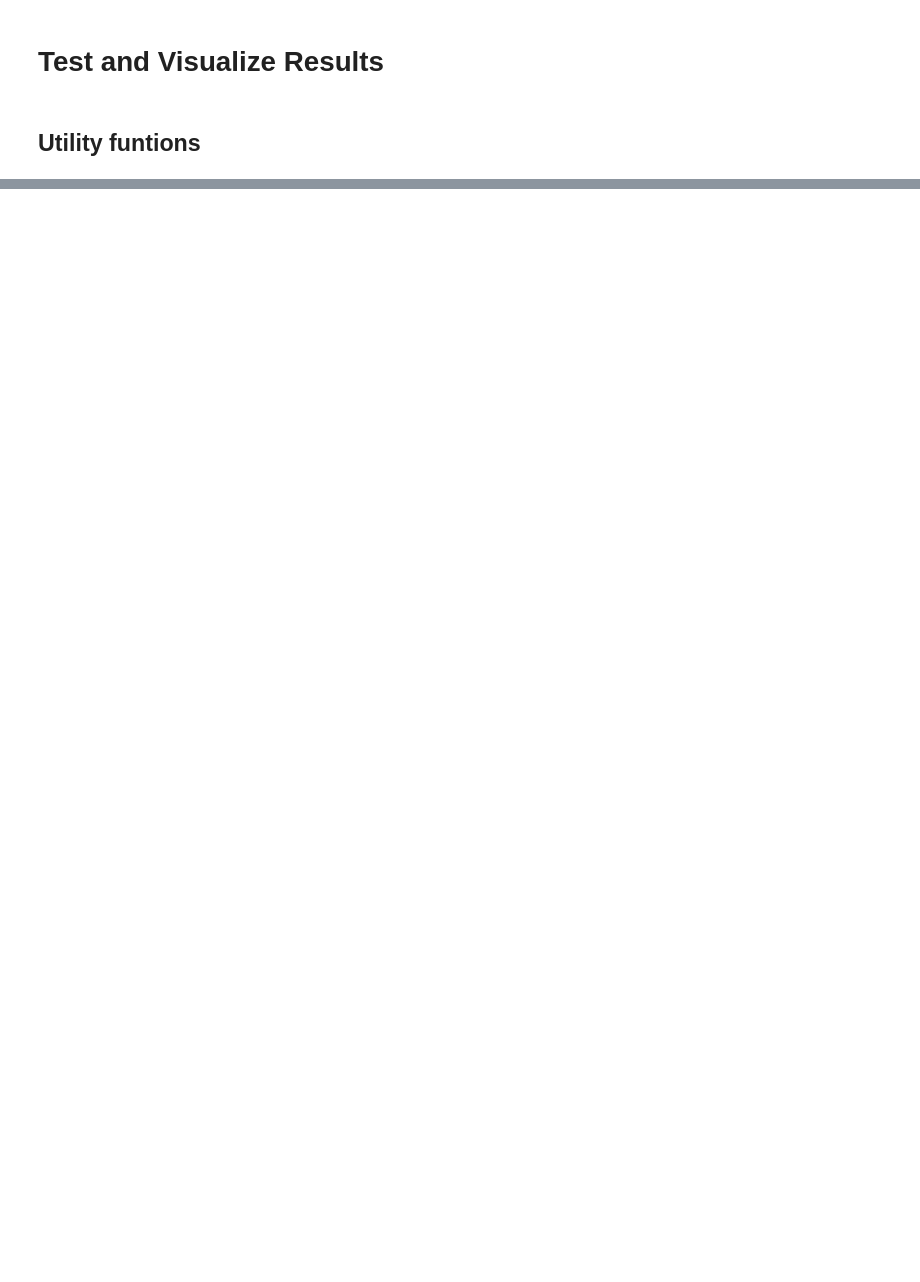
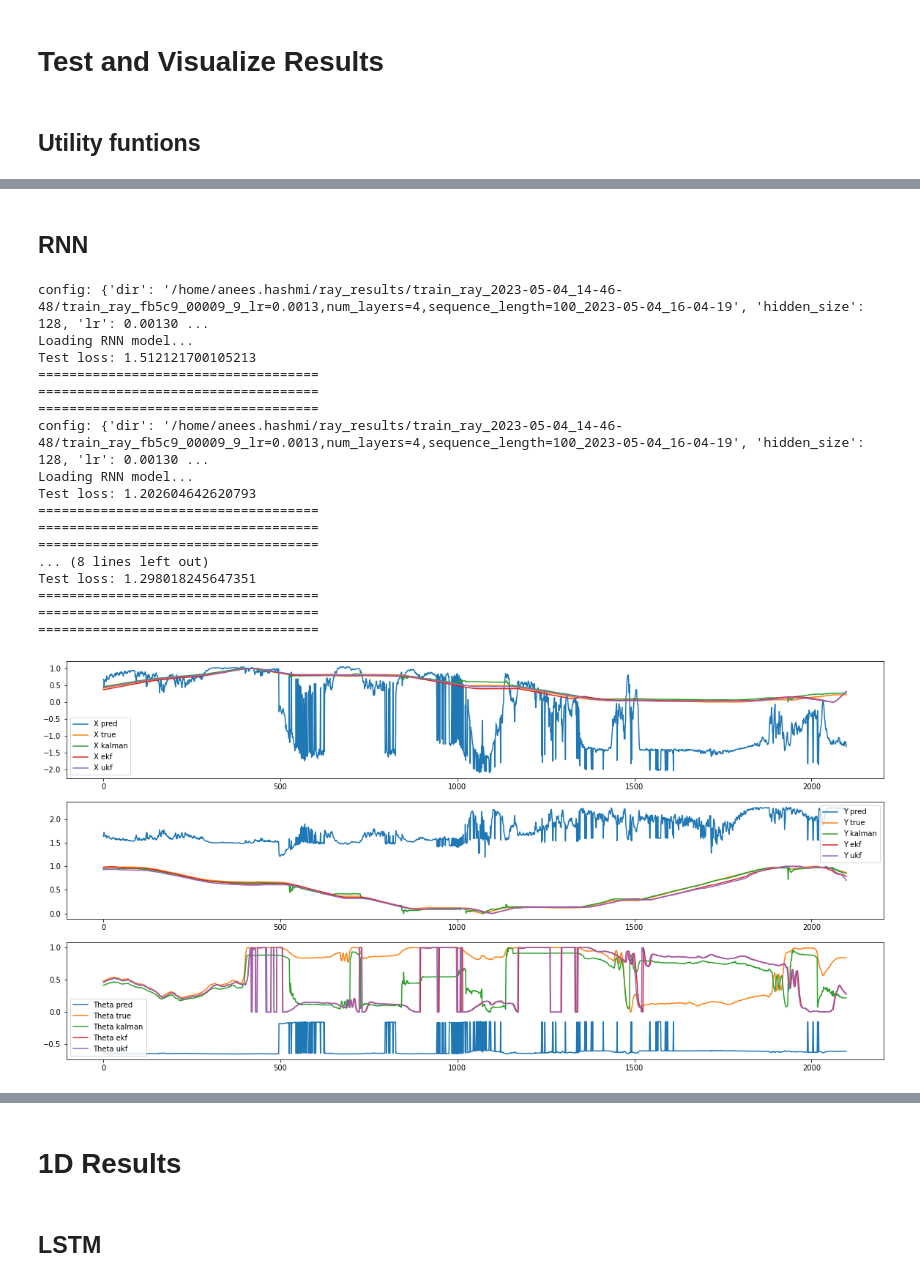
Before and after one commit to aneesurhashmi/kalmanfilters_nn, a Jupyter notebook: test.ipynb, the cells around one changed output, grey strips where cells are left out. Drawn from its saved outputs; the diff is of its cells as text; code cells hidden in the pictures; blank space fills up the shorter version.

```diff
--- a/test.ipynb
+++ b/test.ipynb
@@ -656,0 +536,27 @@ pd.concat([lstm_2d_results_df, rnn_2d_results_df]).set_index(['Test model', 'Tes
+# %% [markdown]
+## RNN
+# %%
+data_dim = 2
+model_name = "RNN"
+params, test_set_name = test_setup(data_dim=2, model_name=model_name)
+rnn_2d_results_df = get_results(params, test_set_name, model_name=model_name)
+save_results(rnn_2d_results_df, model_name=model_name, data_dim=data_dim)
+# %% [output]
+config: {'dir': '/home/anees.hashmi/ray_results/train_ray_2023-05-04_14-46-48/train_ray_fb5c9_00009_9_lr=0.0013,num_layers=4,sequence_length=100_2023-05-04_16-04-19', 'hidden_size': 128, 'lr': 0.00130 ...
+Loading RNN model...
+Test loss: 1.512121700105213
+====================================
+====================================
+====================================
+config: {'dir': '/home/anees.hashmi/ray_results/train_ray_2023-05-04_14-46-48/train_ray_fb5c9_00009_9_lr=0.0013,num_layers=4,sequence_length=100_2023-05-04_16-04-19', 'hidden_size': 128, 'lr': 0.00130 ...
+Loading RNN model...
+Test loss: 1.202604642620793
+====================================
+====================================
+====================================
+... (8 lines left out)
+Test loss: 1.298018245647351
+====================================
+====================================
+====================================
+[figure, added]
@@ -656,0 +566,4 @@ pd.concat([lstm_2d_results_df, rnn_2d_results_df]).set_index(['Test model', 'Tes
+# %% [markdown]
+# 1D Results
+# %% [markdown]
+## LSTM
```
Also changed, not shown: parts of 38 cells of this notebook, 42 other files.
